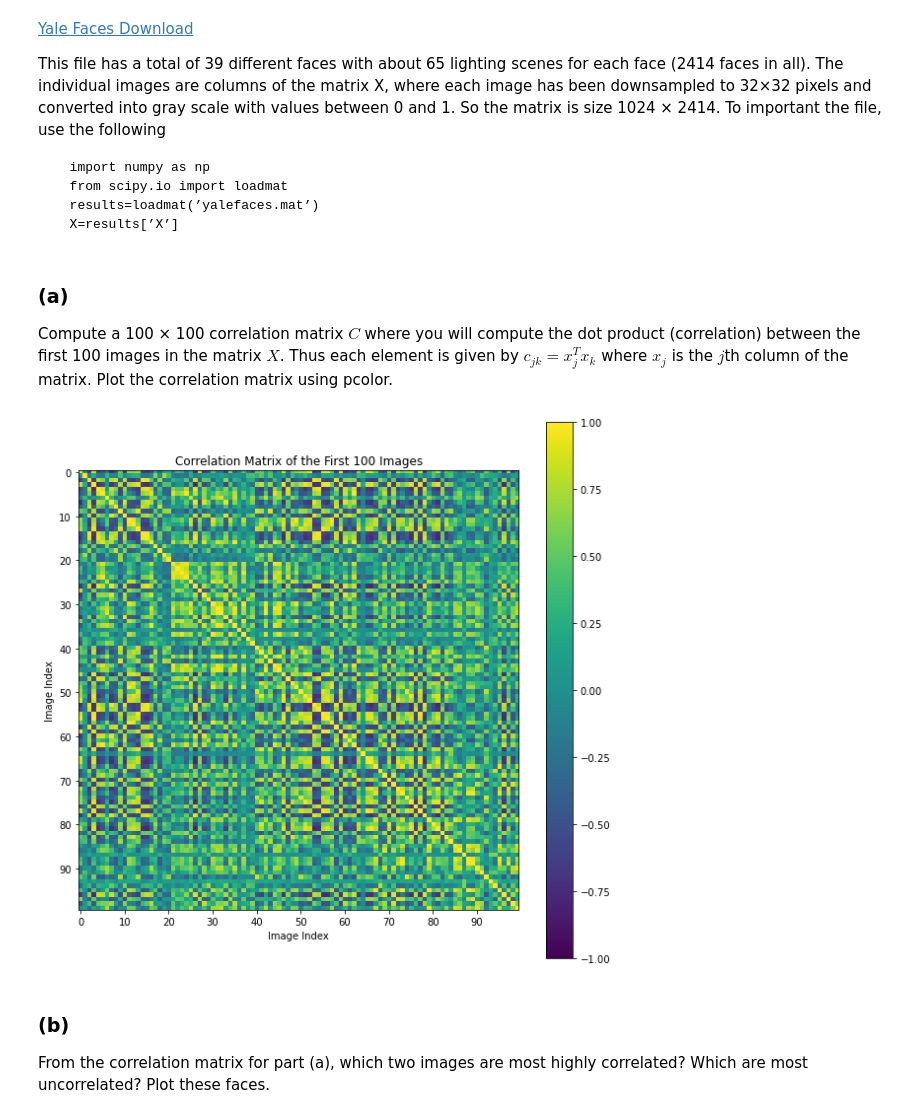
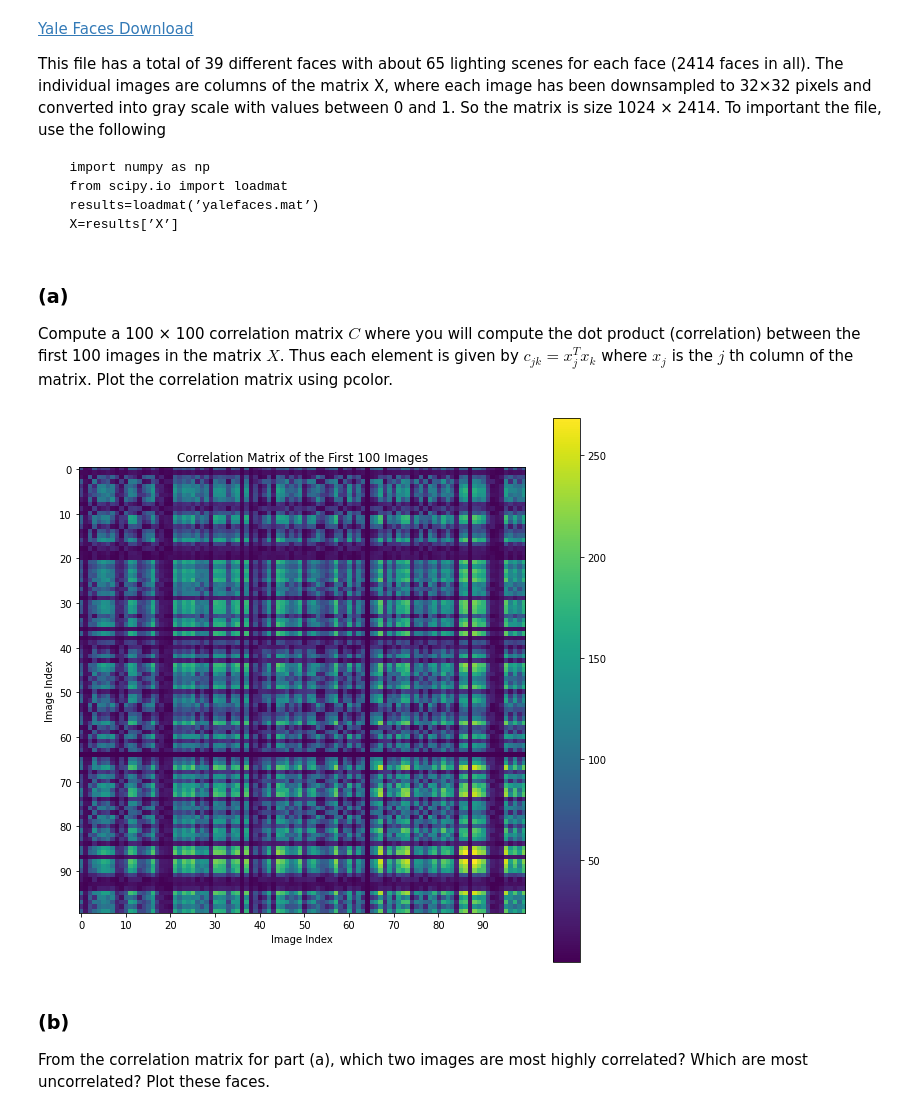
Before and after one commit to ewan-lister/EE-399, a Jupyter notebook: Homework/HW2/HW2_Code.ipynb, the cells around one changed output. Cells and saved outputs as stored; diff of their text form; code cells hidden in the pictures.

```diff
--- a/Homework/HW2/HW2_Code.ipynb
+++ b/Homework/HW2/HW2_Code.ipynb
@@ -22,34 +22,35 @@ X=results['X']
 # %% [markdown]
 ### (a)
 
-Compute a 100 × 100 correlation matrix $C$ where you will compute the dot product (correlation) between the first 100 images in the matrix $X$. Thus each element is given by $c_{jk} = x_{j}^{T}x_{k}$ where $x_{j}$ is the $j$th column of the matrix. Plot the correlation matrix using pcolor.
+Compute a 100 × 100 correlation matrix $C$ where you will compute the dot product (correlation) between the first 100 images in the matrix $X$. Thus each element is given by $c_{jk} = x_{j}^{T}x_{k}$ where $x_{j}$ is the $j$ th column of the matrix. Plot the correlation matrix using pcolor.
 # %%
 # Select the first 100 images
 first_100_images = X[:, :100]
 
 # Calculate the correlation matrix
-correlation_matrix = np.corrcoef(first_100_images.T)
+correlation_matrix = np.dot(first_100_images.T, first_100_images)
 
 # Plot the correlation matrix
 plt.figure(figsize=(10, 10))
-plt.imshow(correlation_matrix, cmap='viridis', vmin=-1, vmax=1)
+plt.imshow(correlation_matrix, cmap='viridis')
 plt.colorbar()
 
 # Set the title and axes labels
 plt.title('Correlation Matrix of the First 100 Images')
 plt.xlabel('Image Index')
 plt.ylabel('Image Index')
 
 # Adjust the axes range and ticks
 plt.xlim(-0.5, 99.5)
 plt.ylim(99.5, -0.5)
 plt.xticks(np.arange(0, 100, 10))
 plt.yticks(np.arange(0, 100, 10))
 
 # Show the plot
+plt.savefig('./Figures/correlation_matrix_100.png')
 plt.show()
 # %% [output]
-[figure, old version]
+[figure, new version]
 # %% [markdown]
 ### (b)
 
```
Also changed, not shown: parts of 7 cells of this notebook, 5 other files.
